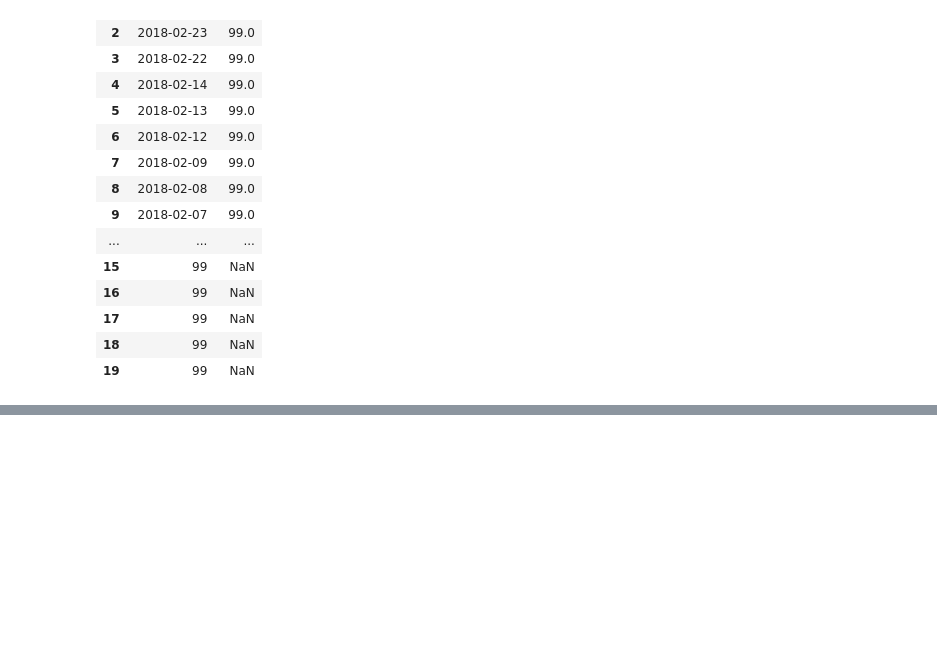
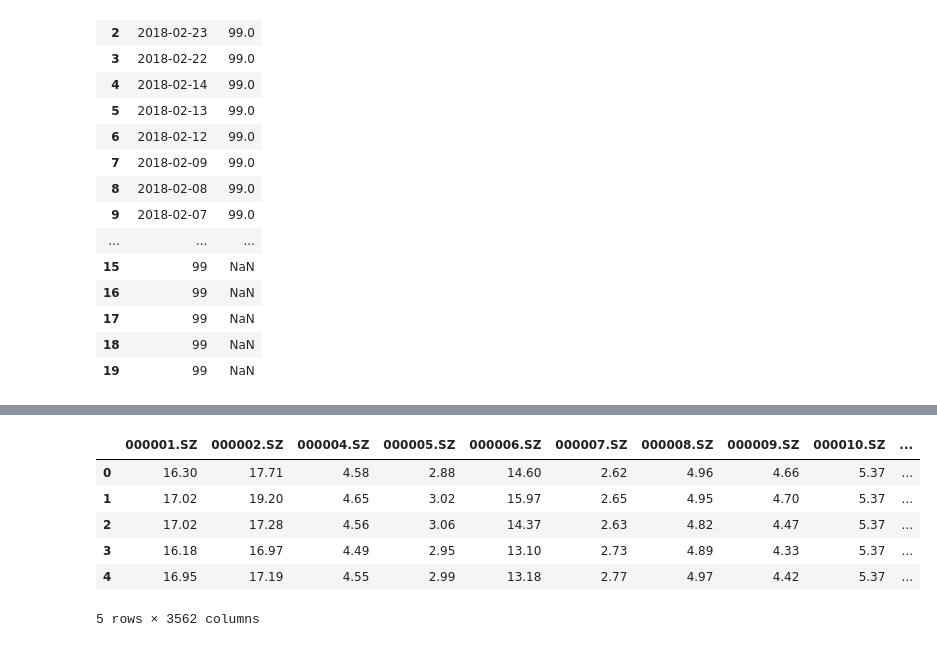
Before and after one commit to unluckynike/DataMining, a Jupyter notebook: day3/pands_demo.ipynb, the cells around one changed output, grey strips where cells are left out. Cells and saved outputs as stored; diff of their text form; code cells hidden in the pictures; blank space fills up the shorter version.

```diff
--- a/day3/pands_demo.ipynb
+++ b/day3/pands_demo.ipynb
@@ -932,0 +960,10 @@ pd.read_csv("save_open.csv")
+# %%
+pd.read_hdf("test.h5", key="close").head()
+# %% [output]
+|  | 000001.SZ | 000002.SZ | 000004.SZ | 000005.SZ | 000006.SZ | 000007.SZ | 000008.SZ | 000009.SZ | 000010.SZ | ... |
+| 0 | 16.30 | 17.71 | 4.58 | 2.88 | 14.60 | 2.62 | 4.96 | 4.66 | 5.37 | ... |
+| 1 | 17.02 | 19.20 | 4.65 | 3.02 | 15.97 | 2.65 | 4.95 | 4.70 | 5.37 | ... |
+| 2 | 17.02 | 17.28 | 4.56 | 3.06 | 14.37 | 2.63 | 4.82 | 4.47 | 5.37 | ... |
+| 3 | 16.18 | 16.97 | 4.49 | 2.95 | 13.10 | 2.73 | 4.89 | 4.33 | 5.37 | ... |
+| 4 | 16.95 | 17.19 | 4.55 | 2.99 | 13.18 | 2.77 | 4.97 | 4.42 | 5.37 | ... |
+5 rows × 3562 columns
```
Also changed, not shown: parts of 24 cells of this notebook, 30 other files.
